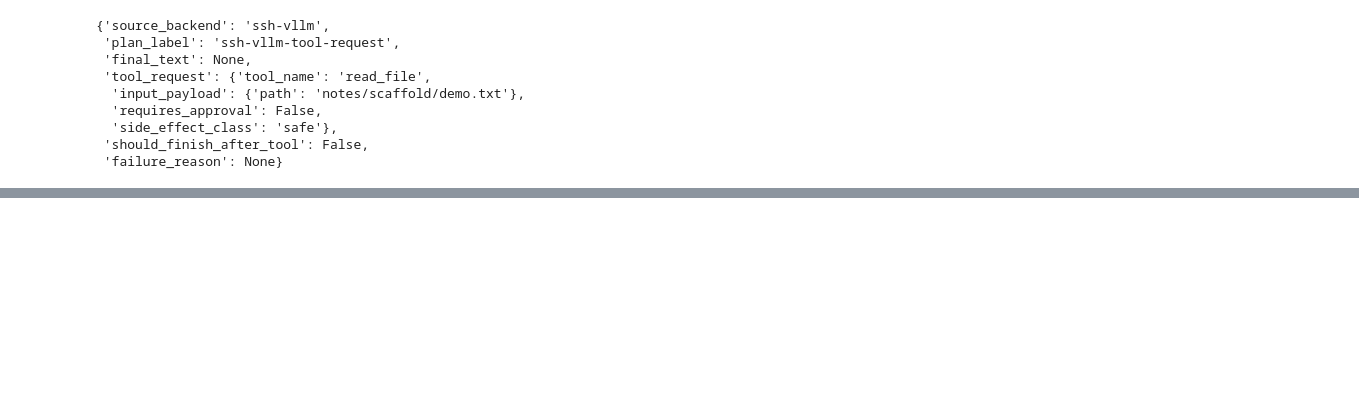
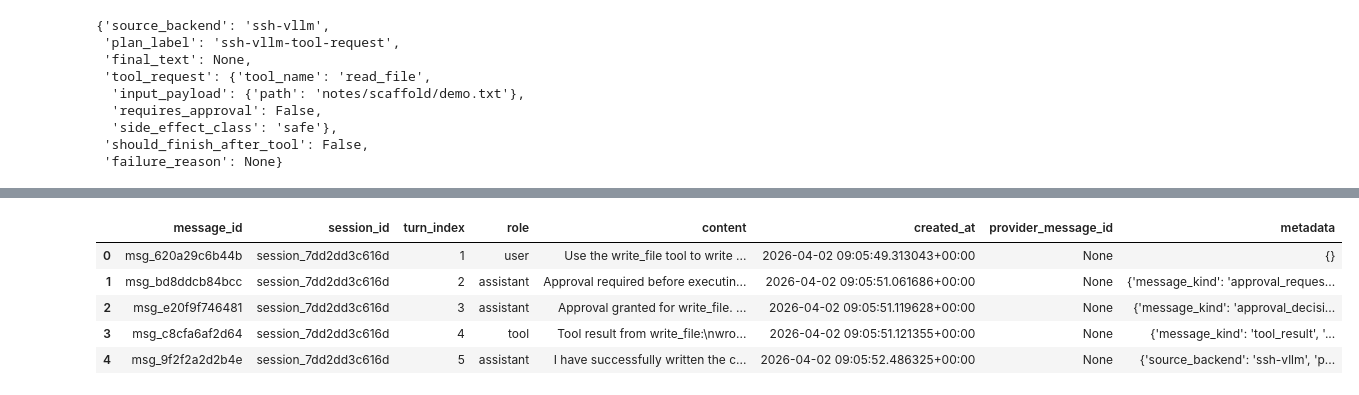
Before and after one commit to WeixinWang24/ORBIT, a Jupyter notebook: notebooks/providers/08_first_tool_call_session_demo.ipynb, the cells around one changed output, grey strips where cells are left out. Saved outputs shown, nothing was run; the diff lists cells and outputs as text; code cells hidden in the pictures; blank space fills up the shorter version.

```diff
--- a/notebooks/providers/08_first_tool_call_session_demo.ipynb
+++ b/notebooks/providers/08_first_tool_call_session_demo.ipynb
@@ -17,14 +17,24 @@ from pathlib import Path
 import requests
 
 from orbit.models import ConversationMessage, MessageRole
+from orbit.runtime import OrbitCoordinator
+from orbit.runtime.providers.openai_codex import OpenAICodexConfig, OpenAICodexExecutionBackend
+from orbit.store import create_default_store
 from orbit.notebook import session_messages_dataframe
 from orbit.notebook.providers.tool_call_debug import (
     build_tool_call_probe_backend,
     probe_tool_call_request,
+    probe_codex_tool_call_raw_events,
     resolve_probe_base_url,
+    run_tool_call_approval_demo,
     run_tool_call_closure,
+    tool_call_approval_summary_frame,
     tool_call_closure_summary_frame,
     tool_call_probe_summary_frame,
+    codex_raw_events_frame,
+    probe_rejection_continuation_context,
+    continuation_context_summary_frame,
+    continuation_context_payload,
 )
 
 REPO_ROOT = Path.cwd().resolve().parents[1] if Path.cwd().resolve().name == 'providers' else Path.cwd().resolve()
@@ -36,6 +46,7 @@ TEST_PROMPTS = [
     'Use the read_file tool with path="notes/scaffold/demo.txt". Do not answer without calling the tool first.',
 ]
 PROMPT = TEST_PROMPTS[0]
+APPROVAL_PROMPT = 'Use the write_file tool to write notes/approval-demo.txt with the exact content: Approval demo written by ORBIT. After using the tool, confirm what you wrote.'
 backend = build_tool_call_probe_backend(
     workspace_root=REPO_ROOT,
     remote_base_url='http://127.0.0.1:8000/v1',
@@ -202,0 +218,9 @@ closure_result['final_plan'].model_dump()
+# %%
+approval_result = run_tool_call_approval_demo(
+    workspace_root=REPO_ROOT,
+    backend=backend,
+    prompt=APPROVAL_PROMPT,
+    decision='approve',
+    note='approved in first approval demo',
+)
+tool_call_approval_summary_frame(approval_result)
@@ -202,0 +244,9 @@ closure_result['final_plan'].model_dump()
+# %%
+approval_result['messages_df']
+# %% [output]
+|  | message_id | session_id | turn_index | role | content | created_at | provider_message_id | metadata |
+| 0 | msg_620a29c6b44b | session_7dd2dd3c616d | 1 | user | Use the write_file tool to write ... | 2026-04-02 09:05:49.313043+00:00 | None | {} |
+| 1 | msg_bd8ddcb84bcc | session_7dd2dd3c616d | 2 | assistant | Approval required before executin... | 2026-04-02 09:05:51.061686+00:00 | None | {'message_kind': 'approval_reques... |
+| 2 | msg_e20f9f746481 | session_7dd2dd3c616d | 3 | assistant | Approval granted for write_file. ... | 2026-04-02 09:05:51.119628+00:00 | None | {'message_kind': 'approval_decisi... |
+| 3 | msg_c8cfa6af2d64 | session_7dd2dd3c616d | 4 | tool | Tool result from write_file:\nwro... | 2026-04-02 09:05:51.121355+00:00 | None | {'message_kind': 'tool_result', '... |
+| 4 | msg_9f2f2a2d2b4e | session_7dd2dd3c616d | 5 | assistant | I have successfully written the c... | 2026-04-02 09:05:52.486325+00:00 | None | {'source_backend': 'ssh-vllm', 'p... |
```
Also changed, not shown: parts of 21 cells of this notebook, 33 other files.
